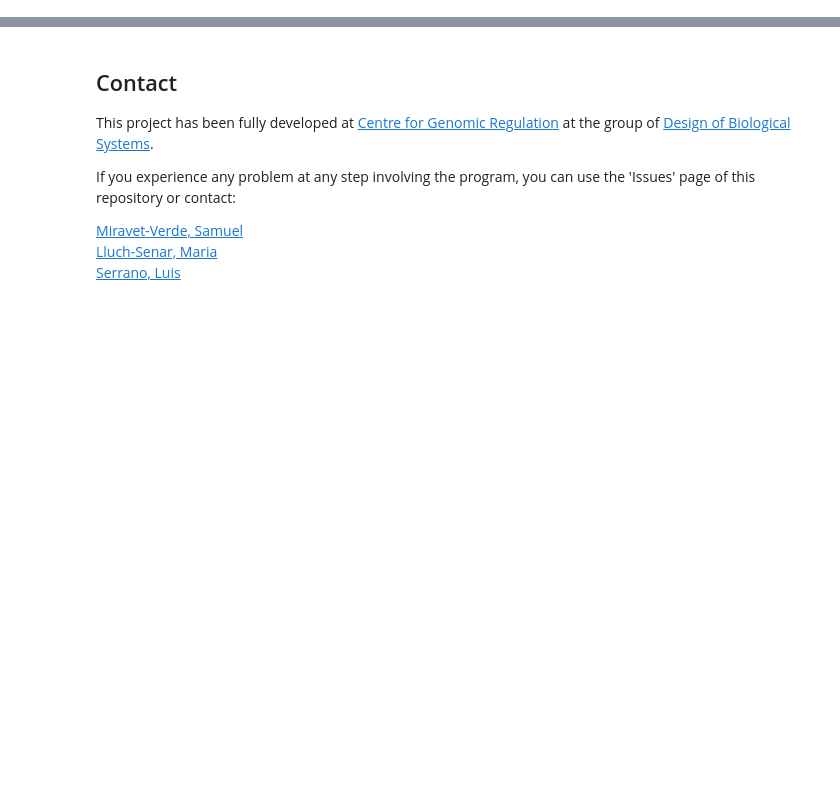
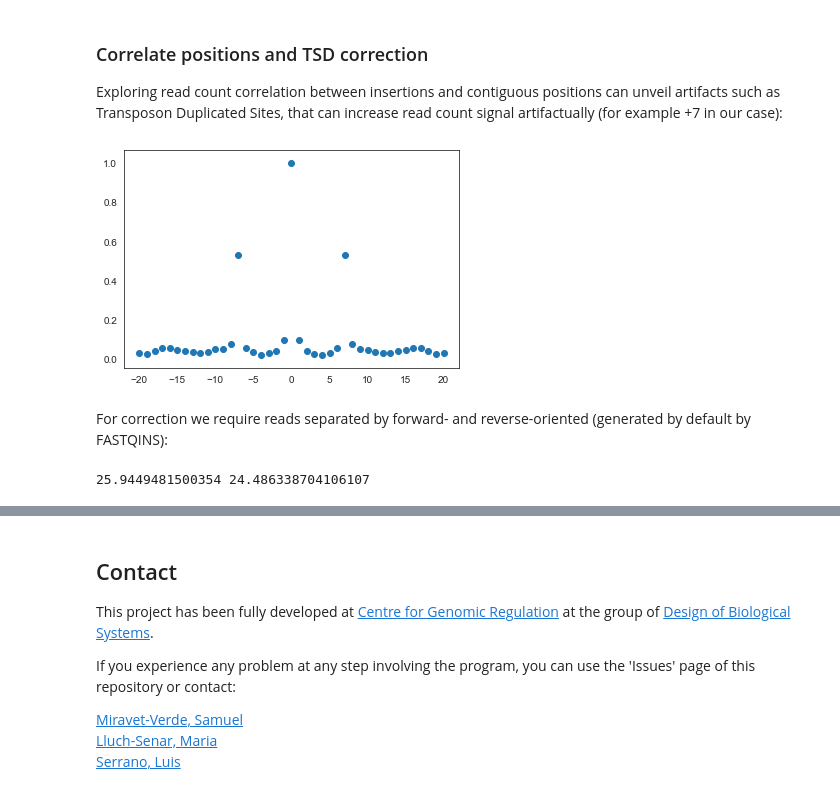
Before and after one commit to CRG-CNAG/anubis, a Jupyter notebook: Manual.ipynb, the cells around one changed output, grey strips where cells are left out. Drawn from its saved outputs; the diff is of its cells as text; code cells hidden in the pictures; blank space fills up the shorter version.

Commit message:
Basic examples in manual

```diff
--- a/Manual.ipynb
+++ b/Manual.ipynb
@@ -56,0 +173,18 @@ You may require to call it using sudo. Once installed, `anubis` will be integrat
+# %% [markdown]
+### Correlate positions and TSD correction
+
+Exploring read count correlation between insertions and contiguous positions can unveil artifacts such as Transposon Duplicated Sites, that can increase read count signal artifactually (for example +7 in our case):
+# %%
+corr = d.correlation_by_distance(min_relative_distance=-20)
+
+plt.scatter(list(corr.keys()), list(corr.values()))
+plt.show()
+# %% [output]
+[figure, added]
+# %% [markdown]
+For correction we require reads separated by forward- and reverse-oriented (generated by default by FASTQINS):
+# %%
+d1 = d.correct_TSD(fw='./test/P02_R1_U0_PE1_fw.qins', rv='./test/P02_R1_U0_PE1_rv.qins')
+print(d.coverage, d1.coverage)
+# %% [output]
+25.9449481500354 24.486338704106107
```
Also changed, not shown: parts of 26 cells of this notebook, 4 other files.
